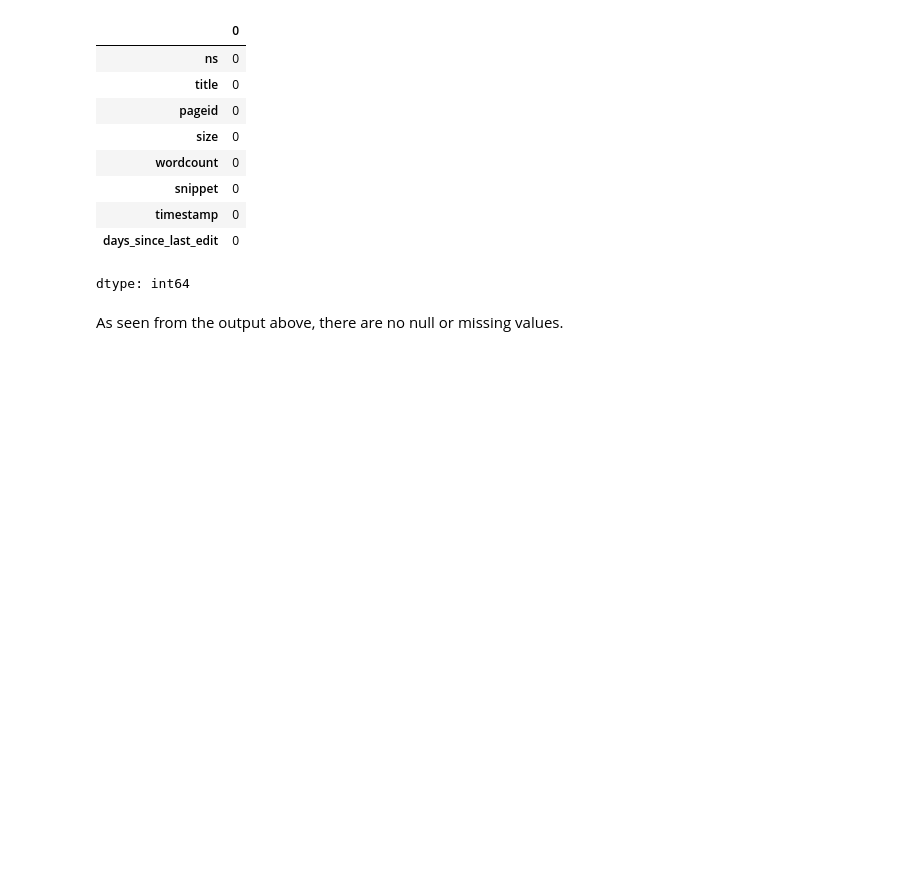
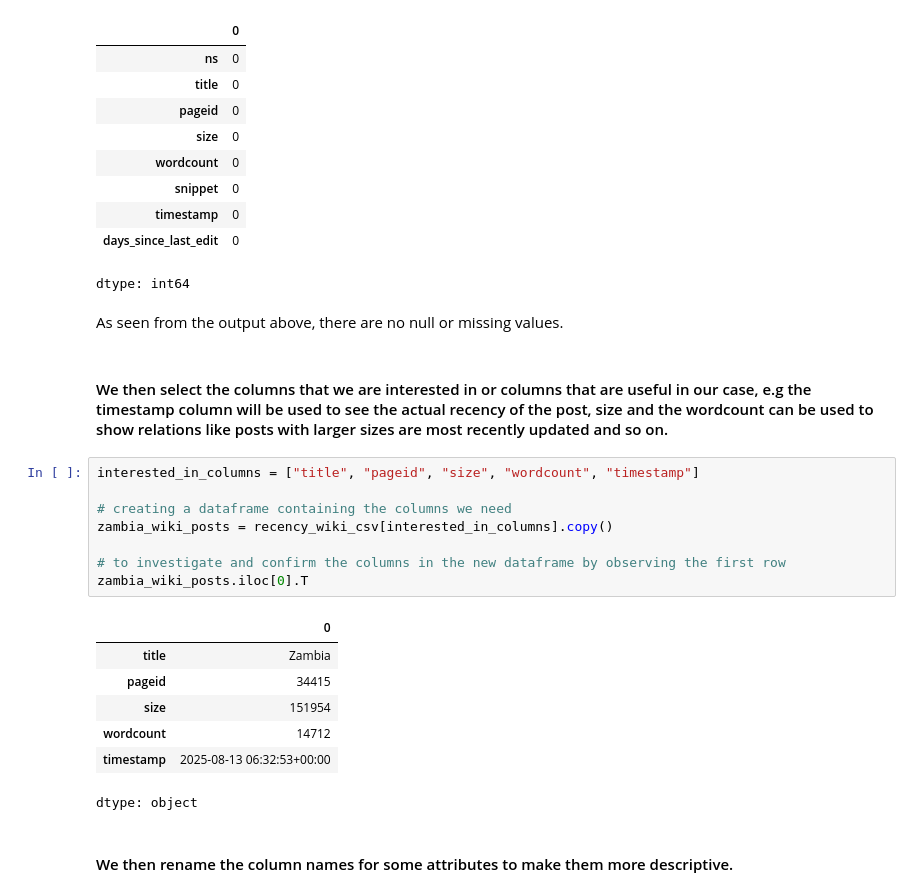
Before and after one commit to Chalwemwansa/data_mining_assign, a Jupyter notebook: Group_22_data_mining_assign.ipynb, the cells around one changed output. Cells and saved outputs as stored; diff of their text form; blank space fills up the shorter version.

```diff
--- a/Group_22_data_mining_assign.ipynb
+++ b/Group_22_data_mining_assign.ipynb
@@ -262,5 +262,23 @@ recency_wiki_csv.isnull().sum()
 dtype: int64
 # %% [markdown]
 As seen from the output above, there are no null or missing values.
-# %% [markdown]
-###
+# %% [markdown]
+#### We then select the columns that we are interested in or columns that are useful in our case, e.g the timestamp column will be used to see the actual recency of the post, size and the wordcount can be used to show relations like posts with larger sizes are most recently updated and so on.
+# %%
+interested_in_columns = ["title", "pageid", "size", "wordcount", "timestamp"]
+
+# creating a dataframe containing the columns we need
+zambia_wiki_posts = recency_wiki_csv[interested_in_columns].copy()
+
+# to investigate and confirm the columns in the new dataframe by observing the first row
+zambia_wiki_posts.iloc[0].T
+# %% [output]
+|  | 0 |
+| title | Zambia |
+| pageid | 34415 |
+| size | 151954 |
+| wordcount | 14712 |
+| timestamp | 2025-08-13 06:32:53+00:00 |
+dtype: object
+# %% [markdown]
+#### We then rename the column names for some attributes to make them more descriptive.
```
Also changed, not shown: parts of 2 cells of this notebook.
